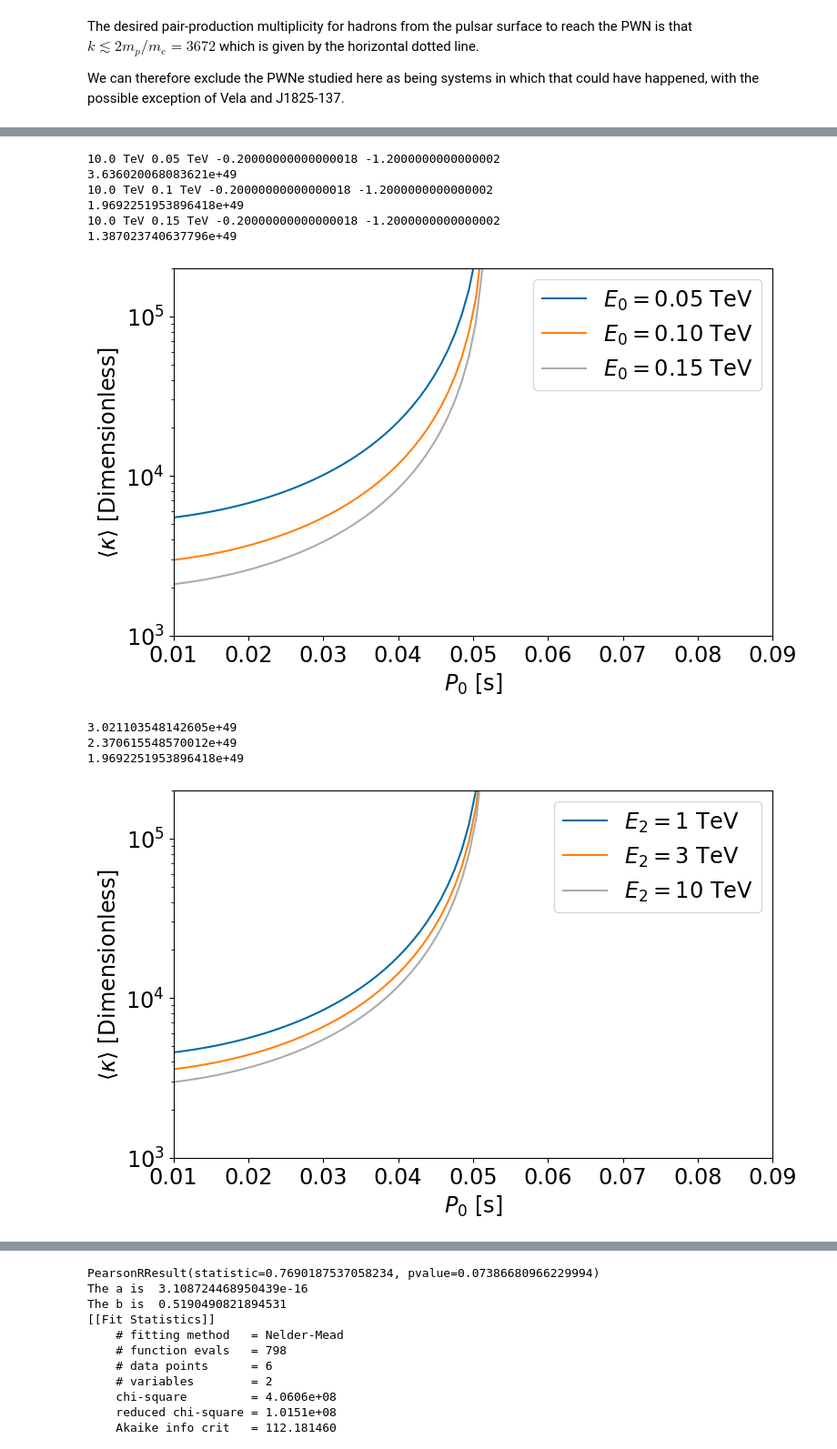
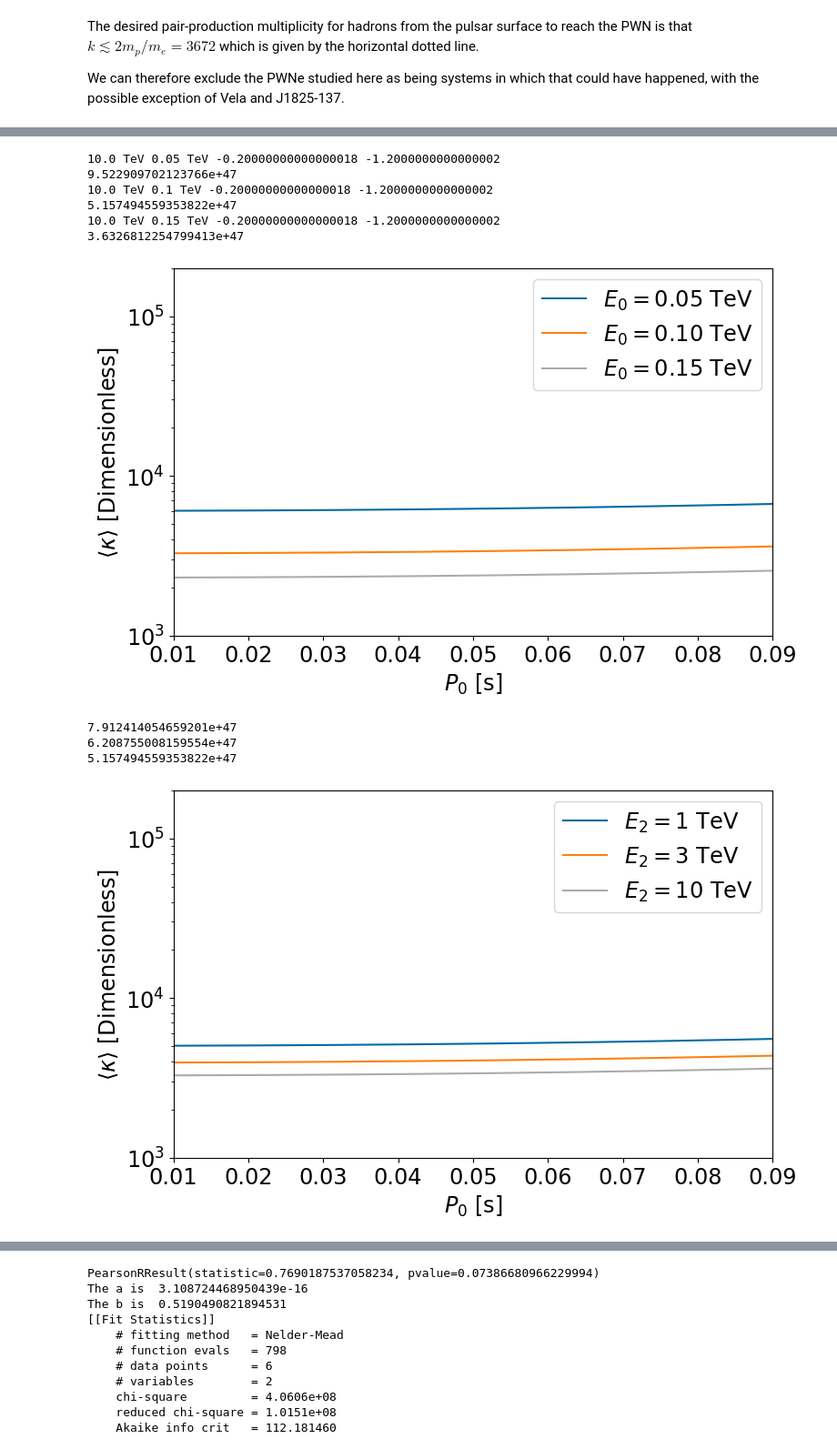
Before and after one commit to STSpencer/psrprops, a Jupyter notebook: PSR_PWN_Testing_giacintiedot.ipynb, the cells around one changed output, grey strips where cells are left out. Shown at 91% size. Saved outputs shown, nothing was run; the diff lists cells and outputs as text; code cells hidden in the pictures.

```diff
--- a/PSR_PWN_Testing_giacintiedot.ipynb
+++ b/PSR_PWN_Testing_giacintiedot.ipynb
@@ -367,8 +367,12 @@ print(P_0 / (Patnf*u.s))
 def calc_klimit(p,p0,pdot,ethreshold=3*u.PeV,n=3,eta=1,A56=1):
     ethreshold=ethreshold.to(u.eV)
     tau=(p/((n-1)*pdot))*(1-(p0/p)**(n-1))
-    print('test',p,p0,pdot,tau.to(10**7*u.s))
     t75=tau/(10**7.5*u.s)
     norm=1.2*10**20*u.eV
-    kappa=((ethreshold*t75)/(norm*eta*A56))*10**4
-    return kappa
+    Bp=3.2*10**19*np.sqrt(p.to(u.s).value*pdot.to(u.s/u.s).value)*u.G
+    B13=Bp/(10**13*u.G)
+    kappa=((ethreshold*t75*B13)/(norm*eta*A56))*10**4
+    return kappa, tau, Bp
+
+print(calc_klimit(0.033*u.s,0.005*u.s,(38*u.ns/u.day).to(u.s/u.s),eta=0.03042,n=3))
+print(calc_klimit(0.033*u.s,0.005*u.s,(38*u.ns/u.day).to(u.s/u.s),eta=0.1,n=3,ethreshold=1*u.PeV))
@@ -378,6 +385,7 @@ Now we have both $k$ as a function of $P_0$, for all pulsars/pwne considered in
 Dashed lines below indicate the evaluated $P_0$ from the radius ratio.
 Where the lines of the same colour intersect, this gives the pair-production multiplicity for that PWN.
 # %%
+
 #Add these derived P0s to the plot above of k vs P0.
 fig=plt.figure(figsize=(10,5))
 for index in range(len(Ratnf)):#len(df)):
@@ -388,8 +396,8 @@ for index in range(len(Ratnf)):#len(df)):
 
     k_p0 = Nel[i] / (2.*ngj_p0)
     mask = test_p0 < period_atnf[i]*u.s
-    klimit = calc_klimit(period_atnf[i]*u.s,P_0[index],pdot_atnf[i]*u.s/u.s)
-    print(Ratnf[index],'p0=',P_0[index].value,'Rsnr=',Rsnr[index],'Rpwn=',Rpwn[index],'p=',period_atnf[i],'pdot',pdot_atnf[i],',kappa=',k_p0[np.abs(P_0[index].value-test_p0[mask].value).argmin()],'nel=',Nel[i],'klimit=',klimit)
+    klimit, tau, Bp = calc_klimit(period_atnf[i]*u.s,P_0[index],pdot_atnf[i]*u.s/u.s, eta=1)
+    print(Ratnf[index],'p0=',P_0[index].value,'Rsnr=',Rsnr[index],'Rpwn=',Rpwn[index],'p=',period_atnf[i],'pdot',pdot_atnf[i],',kappa=',k_p0[np.abs(P_0[index].value-test_p0[mask].value).argmin()],'nel=',Nel[i],'klimit=',klimit,'tau=',tau.to(10**7*u.s),'B=',Bp.to(10**13*u.G))
     #print(Ratnf[index],"p=",period_atnf[i],'pdot',pdot_atnf[i],'nel',Nel[i],'tau',tau_p0)
     #if Ratnf[index]=='J0835-4510':
     #    p = plt.plot(test_p0[mask],k_p0[mask],label='Vela Pulsar aka '+str(Ratnf[index]))
@@ -398,7 +406,7 @@ for index in range(len(Ratnf)):#len(df)):
     #else:
     p = plt.plot(test_p0[mask],k_p0[mask],label=Ratnf[index])
     #plt.plot(0,klimit,marker='x',mfc=p[0].get_color(),markersize=14,clip_on=False)
-    plt.axhline(klimit,color=p[0].get_color(),linestyle='dotted')
+    plt.axhline(klimit,color=p[0].get_color(),linestyle='dotted',lw=2)
     plt.axvline(P_0[index].value,linestyle='--',color=p[0].get_color())
 
 plt.semilogy()
@@ -409,7 +417,7 @@ plt.xlabel("$P_0\ \mathrm{[s]}$")
 #plt.axhline(y=2*c.m_p/c.m_e,color='k',linestyle=':',label='$2m_p/m_e$')
 plt.legend(ncols=1,loc=4,framealpha=1)
 plt.xlim(right=0.085)
-plt.ylim(top=1e6)
+plt.ylim(top=1e6,bottom=1e1)
 plt.tight_layout()
-plt.savefig('kappaplot.png',dpi=300)
+plt.savefig('kappaplot1.png',dpi=300)
 # %% [output]
@@ -533,7 +647,7 @@ for index in range(len(Gamrange)):#len(df)):
     k_intconst = df["Total_E [erg]"]*u.erg / integral2
     Nel = k_intconst*integral
     print(Nel[i])
-    i = np.where(atnf_names=='J1747-2809')[0][0]
+    i = np.where(atnf_names=='J1846-0258')[0][0]
     tau_p0 = age_p0(period_atnf[i],pdot_atnf[i],test_p0)
     ngj_p0 = calc_ngj(edot[i],tau_p0)
 
@@ -555,6 +669,6 @@ x=plt.gca()
 #ax.yaxis.set_major_formatter(ticker.FormatStrFormatter('%.2e'))
 plt.legend(ncols=1,loc=1,title_fontsize='xx-large')
 plt.tight_layout()
-plt.savefig('gamscan2.png',dpi=300)
+plt.savefig('gamscan.png',dpi=300)
 # %% [output]
 1.1509877930844619e+49
@@ -580,7 +694,7 @@ for index in range(len(E1range)):#len(df)):
     k_intconst = df["Total_E [erg]"]*u.erg / integral2
     Nel = k_intconst*integral
     print(Nel[i])
-    i = np.where(atnf_names=='J1747-2809')[0][0]
+    i = np.where(atnf_names=='J1846-0258')[0][0]
     tau_p0 = age_p0(period_atnf[i],pdot_atnf[i],test_p0)
     ngj_p0 = calc_ngj(edot[i],tau_p0)
 
@@ -602,15 +716,15 @@ x=plt.gca()
 #ax.yaxis.set_major_formatter(ticker.FormatStrFormatter('%.2e'))
 plt.legend(ncols=1,loc=1,title_fontsize='xx-large')
 plt.tight_layout()
-plt.savefig('e0scan2.png',dpi=300)
+plt.savefig('e0scan.png',dpi=300)
 # %% [output]
 10.0 TeV 0.05 TeV -0.20000000000000018 -1.2000000000000002
-3.636020068083621e+49
+9.522909702123766e+47
 10.0 TeV 0.1 TeV -0.20000000000000018 -1.2000000000000002
-1.9692251953896418e+49
+5.157494559353822e+47
 10.0 TeV 0.15 TeV -0.20000000000000018 -1.2000000000000002
-1.387023740637796e+49
+3.6326812254799413e+47
-[figure, old version]
+[figure, new version]
 # %%
 E2range=np.asarray([1,3,10])*u.TeV
 E0 = 1 *u.TeV #1, 3 or 10
@@ -624,39 +738,39 @@ fig=plt.figure(figsize=(8,5))
 for index in range(len(E2range)):#len(df)):
     E2 = E2range[index]
     integral2 = ((E2)**pow2 - (E1)**pow2)/(pow2*E0**(1-Gam))
     integral = ((E2/E0)**pow1 - (E1/E0)**pow1)/pow1
     k_intconst = df["Total_E [erg]"]*u.erg / integral2
     Nel = k_intconst*integral
     print(Nel[i])
-    i = np.where(atnf_names=='J1747-2809')[0][0]
+    i = np.where(atnf_names=='J1846-0258')[0][0]
     tau_p0 = age_p0(period_atnf[i],pdot_atnf[i],test_p0)
     ngj_p0 = calc_ngj(edot[i],tau_p0)
 
     k_p0 = Nel[i] / (2.*ngj_p0)
     mask = test_p0 < period_atnf[i]*u.s
     p = plt.plot(test_p0[mask],k_p0[mask],label='$E_2=$'+'%.0f'%E2range[index].value+' TeV')
 
 plt.semilogy()
 plt.ylim(1e3,2e5)
 plt.xlim(0.01,0.09)
 
 ax=plt.gca()
 #y_labels = ax.get_yticks()
 #ax.yaxis.set_major_formatter(ticker.FormatStrFormatter('%.1e'))
 plt.ylabel(r"$\langle \kappa \rangle\ \mathrm{[Dimensionless]}$")
 plt.xlabel("$P_0\ \mathrm{[s]}$")
 #plt.axhline(y=2*c.m_p/c.m_e,color='k',linestyle=':',label='$2m_p/m_e$')
 plt.legend(ncols=1,loc=1,title_fontsize='xx-large')
 ax=plt.gca()
 
 
 plt.tight_layout()
-plt.savefig('e2scan2.png',dpi=300)
+plt.savefig('e2scan.png',dpi=300)
 # %% [output]
-3.021103548142605e+49
-2.370615548570012e+49
-1.9692251953896418e+49
+7.912414054659201e+47
+6.208755008159554e+47
+5.157494559353822e+47
-[figure, old version]
+[figure, new version]
 # %%
 E2 = 10*u.TeV
 E0 = 1 *u.TeV #1, 3 or 10
```
Also changed, not shown: parts of 16 cells of this notebook, 1 other file.
